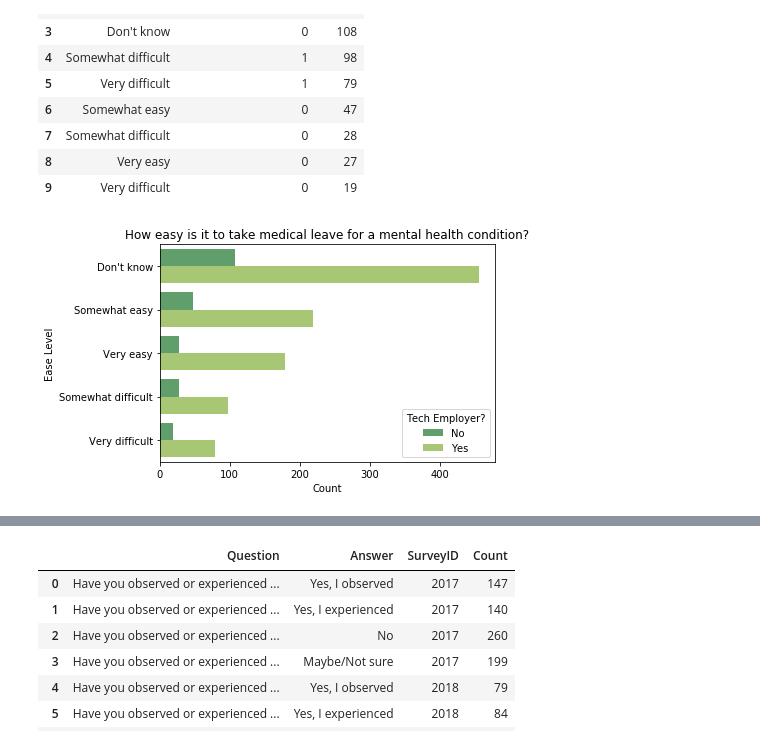
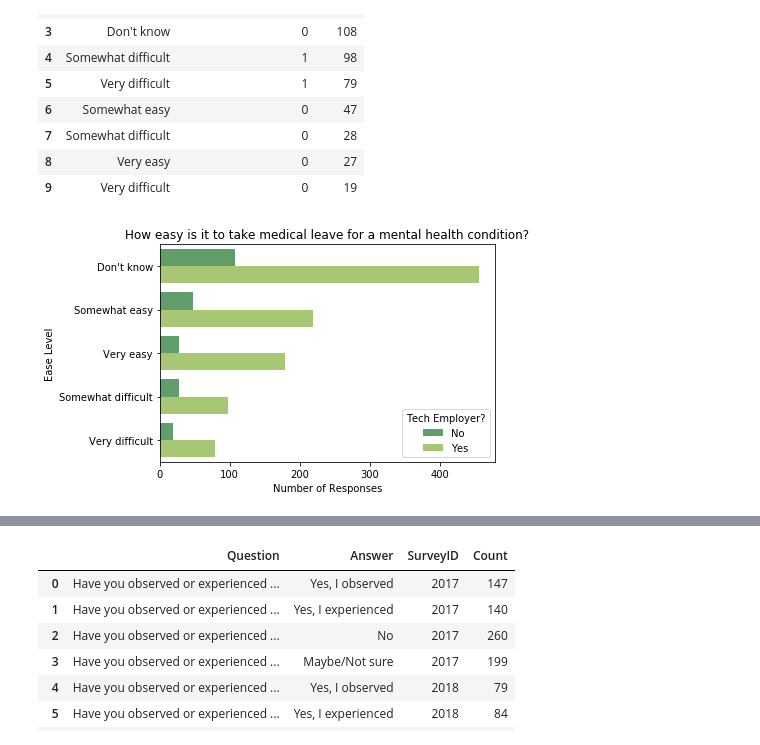
Before and after one commit to laimich/Tech-Mental-Health-Survey-Data-Analysis, a Jupyter notebook: mental_health_survey_data_analysis.ipynb, the cells around one changed output, grey strips where cells are left out. Cells and saved outputs as stored; diff of their text form; code cells hidden in the pictures.

```diff
--- a/mental_health_survey_data_analysis.ipynb
+++ b/mental_health_survey_data_analysis.ipynb
@@ -105,14 +103,16 @@ df_query1b
 | 8 | Very easy | 0 | 27 |
 | 9 | Very difficult | 0 | 19 |
 # %%
+# how easy to take medical leave, show diff btwn tech/non tech company
 plot_query1b = sns.barplot('Count', 'AnswerText', hue='TechEmployerAnswer', data=df_query1b, palette="summer")
 
 plot_query1b.set_title("How easy is it to take medical leave for a mental health condition?")
+plot_query1b.set_xlabel('Number of Responses')
 plot_query1b.set_ylabel('Ease Level')
 # change legend
 legend = plot_query1b.get_legend()
 legend.set_title('Tech Employer?')
 labels = ['No', 'Yes']
 for t, l in zip(legend.texts, labels): t.set_text(l)
 # %% [output]
-[figure, old version]
+[figure, new version]
```
Also changed, not shown: parts of 25 cells of this notebook.
